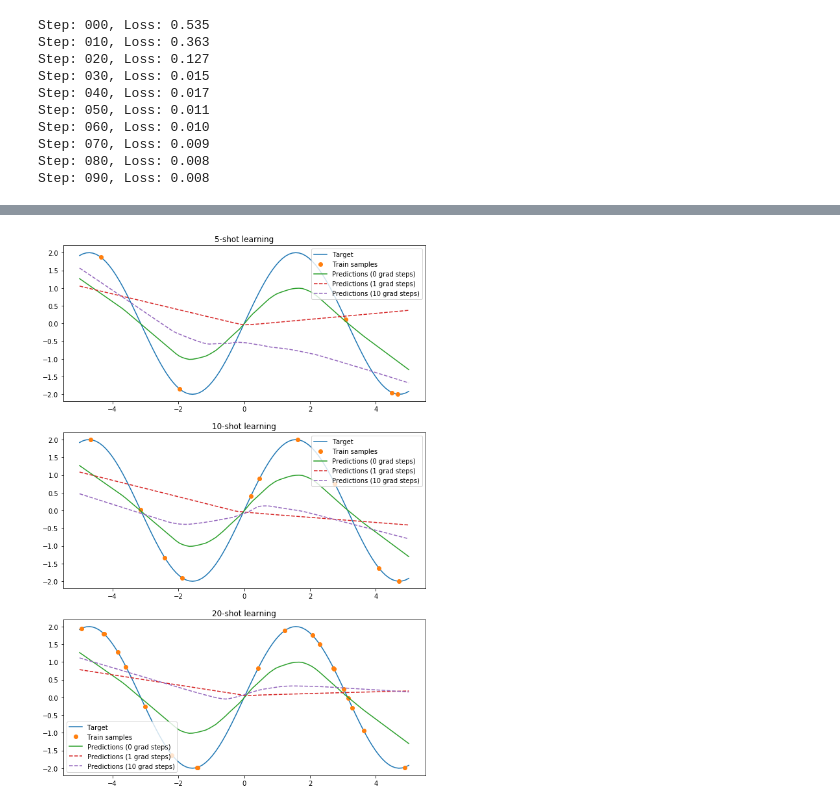
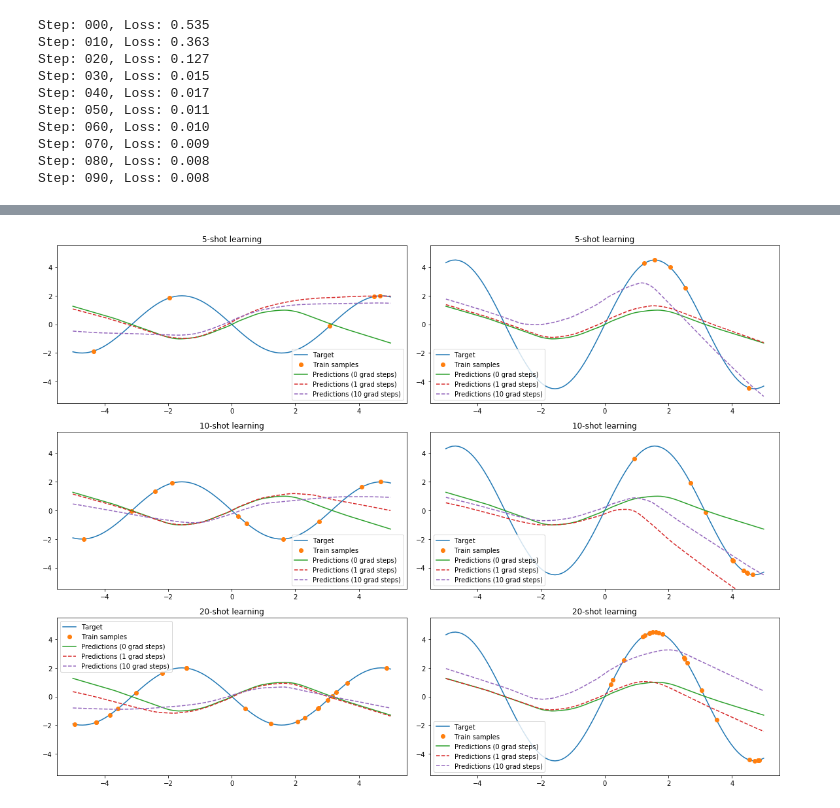
Before and after one commit to rpeloff/MAML, a Jupyter notebook: maml.ipynb, the cells around one changed output, grey strips where cells are left out. Saved outputs shown, nothing was run; the diff lists cells and outputs as text; code cells hidden in the pictures.

Commit message:
Fix model adaptation and implement "pretrained" baseline

```diff
--- a/maml.ipynb
+++ b/maml.ipynb
@@ -160,21 +155,21 @@ def mse_loss(model, inputs, targets):
     return tf.reduce_mean((targets - predictions)**2)
-# %%
-x_input_range = np.linspace(-5, 5, 100, dtype=np.float32).reshape((100, 1))
-y_task = 1. * np.sin(x_input_range + 0.)
 # %%
 model = create_regression_mlp()
 # %%
-plt.figure(figsize=(10, 5))
+plt.figure(figsize=(8, 4))
+
+y_task = 1. * np.sin(x_input_range + 0.)
 
 initial_predictions = model(x_input_range)
 
 losses = []  # apply loss per-input (no averaging)
 for x, y in zip(x_input_range, y_task):
-    losses.append(mse_loss(model, np.asarray([x]), np.asarray([y])))
+    losses.append(mse_loss(model(np.asarray([x])), np.asarray([y])))
 
 plt.plot(x_input_range, initial_predictions, label="Initial predictions")
 plt.plot(x_input_range, losses, label="Loss")
 plt.plot(x_input_range, y_task, label="Target")
 
 plt.legend()
+plt.tight_layout()
 # %% [output]
@@ -183,8 +177,10 @@ plt.legend()
 # %%
 def train_step(model, loss, optimizer, x_inputs, y_targets):
     """Train model on (x, y) batch for one gradient update."""
-    loss_value = loss(model, x_inputs, y_targets)
-    loss_grads = gradient(loss)(
+    loss_value = loss(model(x_inputs), y_targets)
+
+    model_loss = lambda model, x, y: loss(model(x), y)  # apply for grads
+    loss_grads = gradient(model_loss)(
         model, x_inputs, y_targets, targets=model.trainable_variables)
 
     optimizer.apply_gradients(zip(loss_grads, model.trainable_variables))
@@ -229,45 +225,52 @@ plt.legend()
 # %%
-plt.figure(figsize=(10, 5*3))
+# define some testing tasks
+amplitudes = [2., 4.5]
+phases = [np.pi, 0.]
+x_ranges = [(-5., 5.), (0., 5.)]
 
-# define an unseen task with twice the previously seen amplitude
-amplitude = 2.
-phase = 0.
-y_task = amplitude * np.sin(x_input_range + phase)
+plt.figure(figsize=(8*2, 4*3))
 
-subplot = 1
-for k in [5, 10, 20]:
-    plt.subplot(3, 1, subplot)
-    subplot += 1
+for task_i, (a, p, xr) in enumerate(zip(amplitudes, phases, x_ranges)):
+    # target task over the full input range (-5., 5.)
+    y_task = a * np.sin(x_input_range + p)
 
-    plt.plot(x_input_range, y_task, label="Target")
+    for subplot, k in enumerate([5, 10, 20]):
+        plt.subplot(3, 2, subplot * 2 + task_i + 1)
 
-    x_train, y_train, _, _ = sinusoid_episode(
-        k, amplitude=amplitude, phase=phase)
+        plt.plot(x_input_range, y_task, label="Target")
 
-    plt.plot(x_train, y_train, "o", label="Train samples")
+        x_train, y_train, _, _ = sinusoid_episode(
+            k, amplitude=a, phase=p, x_range=xr)
 
-    adapt_model = tf.keras.models.clone_model(model)
-    adapt_optimizer = copy.deepcopy(optimizer)
+        plt.plot(x_train, y_train, "o", label="Train samples")
 
-    loss_value = train_step(
-            adapt_model, mse_loss, adapt_optimizer, x_train, y_train)
-    predictions_1_step = adapt_model(x_input_range)
+        adapt_model = create_regression_mlp()
+        adapt_model.set_weights(model.get_weights())
 
-    for step in range(1, 10):
+        adapt_optimizer = tf.keras.optimizers.SGD(0.01)
+
         loss_value = train_step(
-            adapt_model, mse_loss, adapt_optimizer, x_train, y_train)
+                adapt_model, mse_loss, adapt_optimizer, x_train, y_train)
+        predictions_1_step = adapt_model(x_input_range)
 
-    predictions_10_step = adapt_model(x_input_range)
+        for step in range(1, 10):
+            loss_value = train_step(
+                adapt_model, mse_loss, adapt_optimizer, x_train, y_train)
 
-    plt.plot(x_input_range, trained_predictions,
-             label="Predictions (0 grad steps)")
-    plt.plot(x_input_range, predictions_1_step, "--",
-             label="Predictions (1 grad steps)")
-    plt.plot(x_input_range, predictions_10_step, "--",
-             label="Predictions (10 grad steps)")
+        predictions_10_step = adapt_model(x_input_range)
 
-    plt.title("{}-shot learning".format(k))
-    plt.legend()
+        plt.plot(x_input_range, trained_predictions,
+                label="Predictions (0 grad steps)")
+        plt.plot(x_input_range, predictions_1_step, "--",
+                label="Predictions (1 grad steps)")
+        plt.plot(x_input_range, predictions_10_step, "--",
+                label="Predictions (10 grad steps)")
+
+        plt.ylim((-5.5, 5.5))
+        plt.title("{}-shot learning".format(k))
+        plt.legend()
+
+    plt.tight_layout()
 # %% [output]
-[figure, old version]
+[figure, new version]
 # %% [markdown]
```
Also changed, not shown: parts of 17 cells of this notebook.
